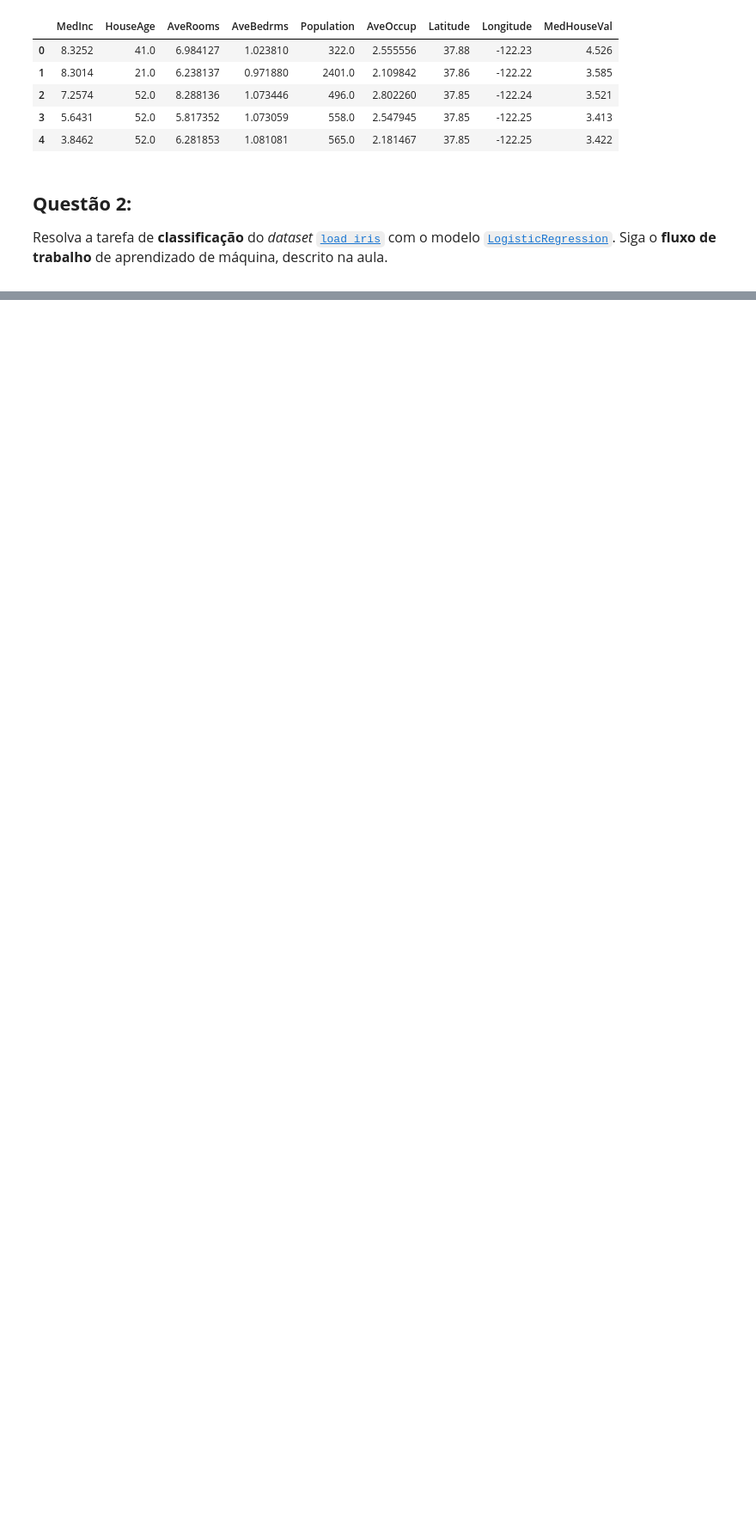
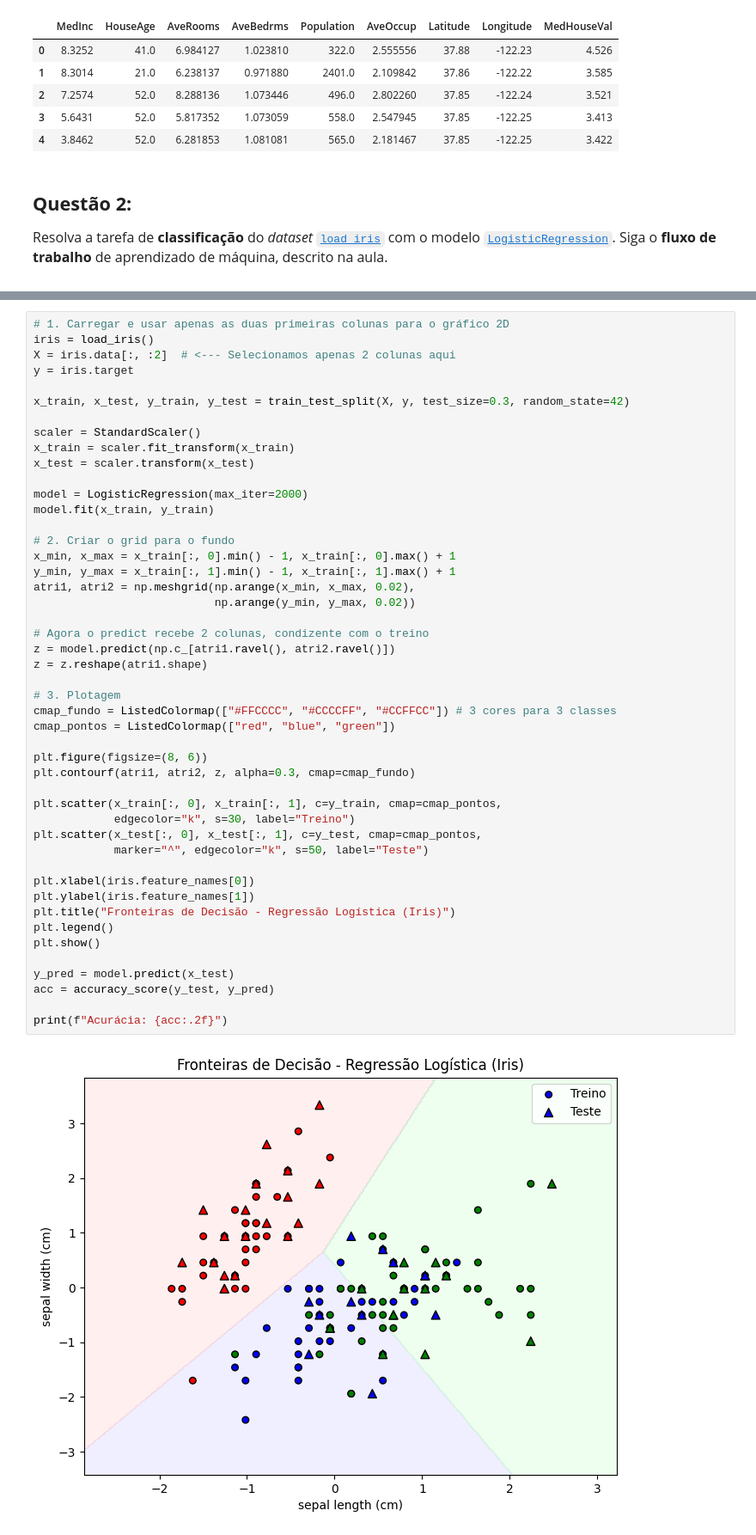
Before and after one commit to Alomyr/Apredizado-de-maquina-supervisonado, a Jupyter notebook: Unidade01/notebooks/Unidade01/atividade3.ipynb, the cells around one changed output, grey strips where cells are left out. Shown at 86% size. Saved outputs shown, nothing was run; the diff lists cells and outputs as text; blank space fills up the shorter version.

```diff
--- a/Unidade01/notebooks/Unidade01/atividade3.ipynb
+++ b/Unidade01/notebooks/Unidade01/atividade3.ipynb
@@ -94,0 +98,49 @@ from sklearn.linear_model import LogisticRegression
+# %%
+# 1. Carregar e usar apenas as duas primeiras colunas para o gráfico 2D
+iris = load_iris()
+X = iris.data[:, :2]  # <--- Selecionamos apenas 2 colunas aqui
+y = iris.target
+
+x_train, x_test, y_train, y_test = train_test_split(X, y, test_size=0.3, random_state=42)
+
+scaler = StandardScaler()
+x_train = scaler.fit_transform(x_train)
+x_test = scaler.transform(x_test)
+
+model = LogisticRegression(max_iter=2000)
+model.fit(x_train, y_train)
+
+# 2. Criar o grid para o fundo
+x_min, x_max = x_train[:, 0].min() - 1, x_train[:, 0].max() + 1
+y_min, y_max = x_train[:, 1].min() - 1, x_train[:, 1].max() + 1
+atri1, atri2 = np.meshgrid(np.arange(x_min, x_max, 0.02),
+                           np.arange(y_min, y_max, 0.02))
+
+# Agora o predict recebe 2 colunas, condizente com o treino
+z = model.predict(np.c_[atri1.ravel(), atri2.ravel()])
+z = z.reshape(atri1.shape)
+
+# 3. Plotagem
+cmap_fundo = ListedColormap(["#FFCCCC", "#CCCCFF", "#CCFFCC"]) # 3 cores para 3 classes
+cmap_pontos = ListedColormap(["red", "blue", "green"])
+
+plt.figure(figsize=(8, 6))
+plt.contourf(atri1, atri2, z, alpha=0.3, cmap=cmap_fundo)
+
+plt.scatter(x_train[:, 0], x_train[:, 1], c=y_train, cmap=cmap_pontos,
+            edgecolor="k", s=30, label="Treino")
+plt.scatter(x_test[:, 0], x_test[:, 1], c=y_test, cmap=cmap_pontos,
+            marker="^", edgecolor="k", s=50, label="Teste")
+
+plt.xlabel(iris.feature_names[0])
+plt.ylabel(iris.feature_names[1])
+plt.title("Fronteiras de Decisão - Regressão Logística (Iris)")
+plt.legend()
+plt.show()
+
+y_pred = model.predict(x_test)
+acc = accuracy_score(y_test, y_pred)
+
+print(f"Acurácia: {acc:.2f}")
+# %% [output]
+[figure, added]
```
Also changed, not shown: parts of 3 cells of this notebook.
